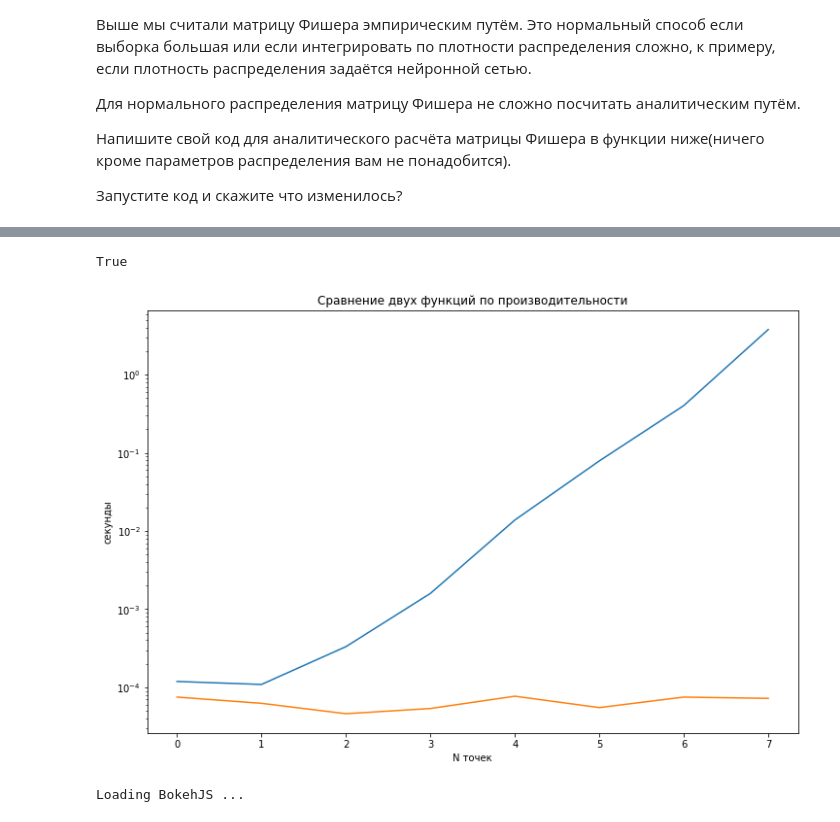
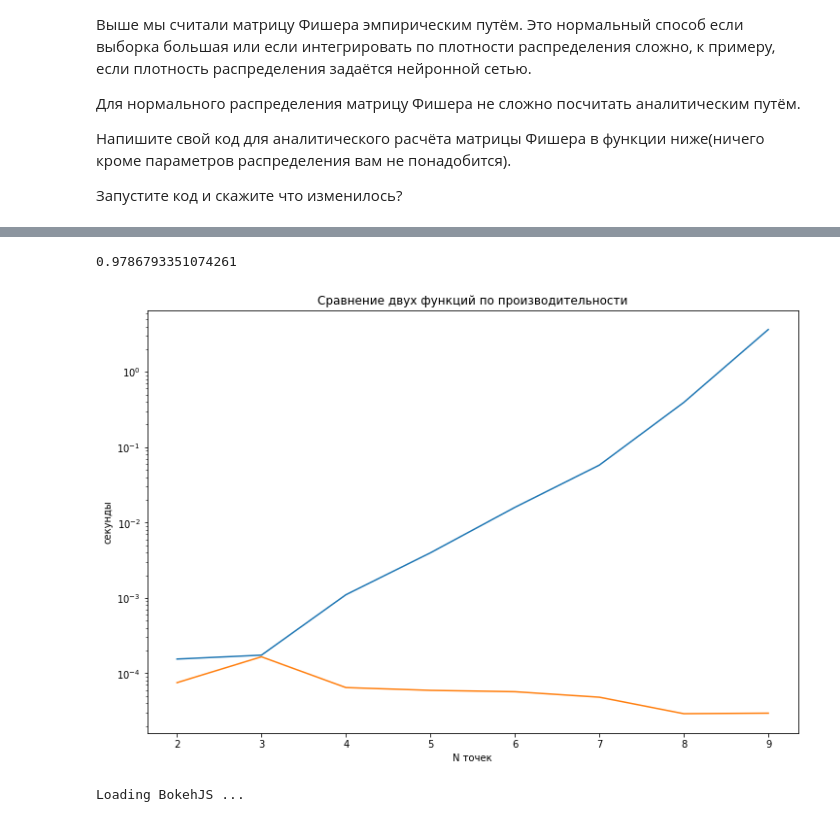
Before and after one commit to SchattenGenie/stats-ml, a Jupyter notebook: metrics/04_natural_gradient_unfilled.ipynb, the cells around one changed output, grey strips where cells are left out. Cells and saved outputs as stored; diff of their text form; code cells hidden in the pictures.

```diff
--- a/metrics/04_natural_gradient_unfilled.ipynb
+++ b/metrics/04_natural_gradient_unfilled.ipynb
@@ -154,13 +159,16 @@ def norm_2d_grad(x: np.ndarray, mean: np.ndarray, cov: np.ndarray):
     """
     assert x.ndim == 1 and mean.ndim == 1
     assert len(x) == 2 and len(mean) == 2
-    <YOUR CODE>
-    return grad_mean, grad_cov
+    cov_inv = np.linalg.inv(cov)
+    grad_mean = cov_inv.dot(x - mean)
+    grad_cov = - cov_inv - (cov_inv.dot(x - mean)).dot((x - mean).dot(cov_inv))
+    return grad_mean, grad_cov / 2
 
 grad_mean, grad_cov = norm_2d_grad(np.array([2., -6.]), **true_parameters)
 assert np.allclose(grad_mean, np.array([0., 0.])) and np.allclose(grad_cov, np.array([[-0.10683761,  0.04273504],
                                                                                       [ 0.04273504, -0.26709402]]))
 
 grad_mean, grad_cov = norm_2d_grad(np.array([1., -4.]), **true_parameters)
-assert np.allclose(grad_mean, np.array([-0.38461538,  1.15384615])) and np.allclose(grad_cov, np.array([[-0.03287311, -0.17915845],                                                                                                    [-0.17915845,  0.39858646]]))
+assert np.allclose(grad_mean, np.array([-0.38461538,  1.15384615])) and np.allclose(grad_cov, np.array([[-0.03287311, -0.17915845],
+                                                                                                        [-0.17915845,  0.39858646]]))
 # %% [output]
@@ -193,7 +207,7 @@ def mse_difference(parameters_1, parameters_2):
 
 def kl_difference(parameters_1, parameters_2):
     kl = 0
-    <YOUR CODE>
+    kl += <YOUR CODE>
     return kl
 
 assert np.abs(kl_difference(parameters, true_parameters) - 11.560530337552443) < 1e-6
@@ -457,7 +453,9 @@ def wasserstein_distance_brute_force(x, y):
     min_distance = np.inf
     argmin_permutation = None
     for permutation in permutations(np.arange(len(x))):
-        <YOUR CODE>
+        distance =np.mean(np.abs(y[np.array(permutation)] - x))
+        if distance < min_distance:
+            min_distance = distance
     return min_distance
 
 
@@ -468,13 +466,13 @@ assert np.abs(wasserstein_distance_brute_force(x, y) - wasserstein_distance(x, y
 def wasserstein_distance_smart_force(x, y):
     x_idx = np.argsort(x)
     y_idx = np.argsort(y)
-
-    distance = <YOUR CODE>
+    distance = np.mean(np.abs( x[x_idx]  - y[y_idx]))
     return distance
-
-wasserstein_distance_brute_force(x, y) == wasserstein_distance_smart_force(x, y)
+x = np.random.randn(4)
+y = np.random.randn(4)
+wasserstein_distance_smart_force(x, y)
 # %% [output]
-True
+0.9786793351074261
 # %%
 import time
 times_brute = []
@@ -493,15 +491,15 @@ for i in Ns:
     times_smart.append(t1 - t0)
 # %%
 plt.figure(figsize=(12, 8))
-plt.plot(times_brute, label='brute force')
-plt.plot(times_smart, label='smart force')
+plt.plot(Ns, times_brute, label='brute force')
+plt.plot(Ns, times_smart, label='smart force')
 plt.title('Сравнение двух функций по производительности')
 plt.xlabel('N точек')
 plt.ylabel('секунды')
 plt.yscale('log')
 plt.show()
 # %% [output]
-[figure, old version]
+[figure, new version]
 # %%
 N = 100
 
```
Also changed, not shown: parts of 18 cells of this notebook, 8 other files.
